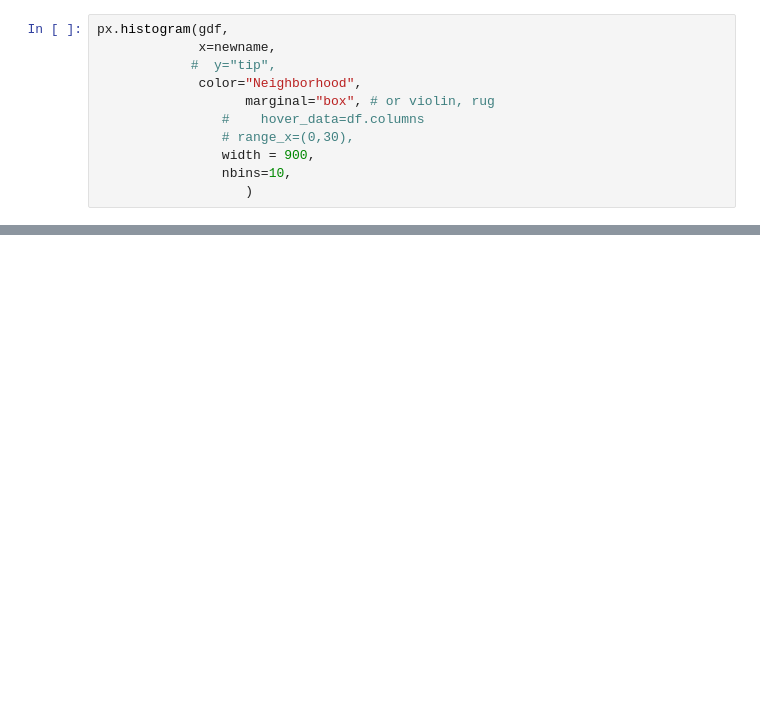
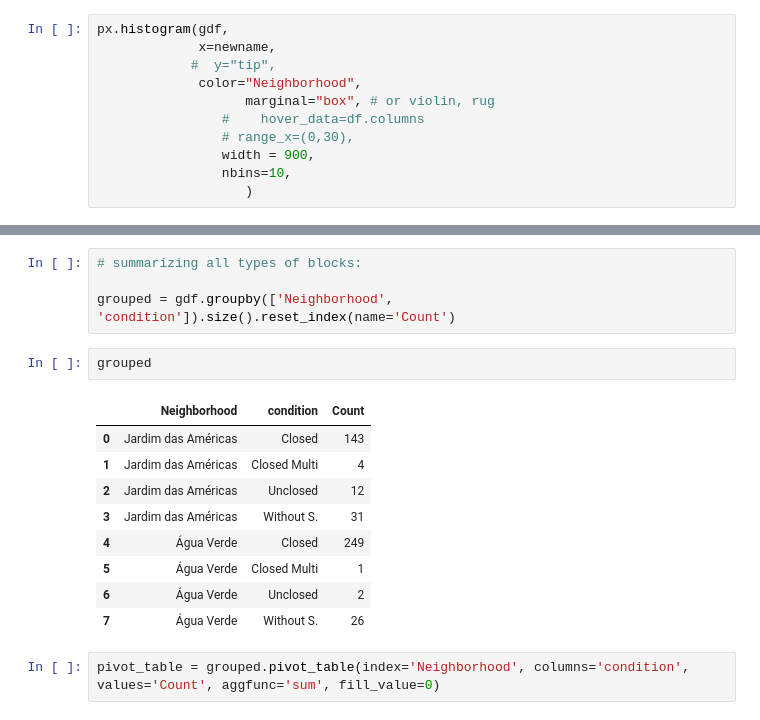
Before and after one commit to kauevestena/sidewalk_analysis, a Jupyter notebook: chart_generation_notebooks/perimeter_diffs.ipynb, the cells around one changed output, grey strips where cells are left out. Cells and saved outputs as stored; diff of their text form; blank space fills up the shorter version.

```diff
--- a/chart_generation_notebooks/perimeter_diffs.ipynb
+++ b/chart_generation_notebooks/perimeter_diffs.ipynb
@@ -38,0 +50,18 @@ px.histogram(gdf,
+# %%
+# summarizing all types of blocks:
+
+grouped = gdf.groupby(['Neighborhood', 'condition']).size().reset_index(name='Count')
+# %%
+grouped
+# %% [output]
+|  | Neighborhood | condition | Count |
+| 0 | Jardim das Américas | Closed | 143 |
+| 1 | Jardim das Américas | Closed Multi | 4 |
+| 2 | Jardim das Américas | Unclosed | 12 |
+| 3 | Jardim das Américas | Without S. | 31 |
+| 4 | Água Verde | Closed | 249 |
+| 5 | Água Verde | Closed Multi | 1 |
+| 6 | Água Verde | Unclosed | 2 |
+| 7 | Água Verde | Without S. | 26 |
+# %%
+pivot_table = grouped.pivot_table(index='Neighborhood', columns='condition', values='Count', aggfunc='sum', fill_value=0)
```
Also changed, not shown: parts of 4 cells of this notebook, 5 other files.
